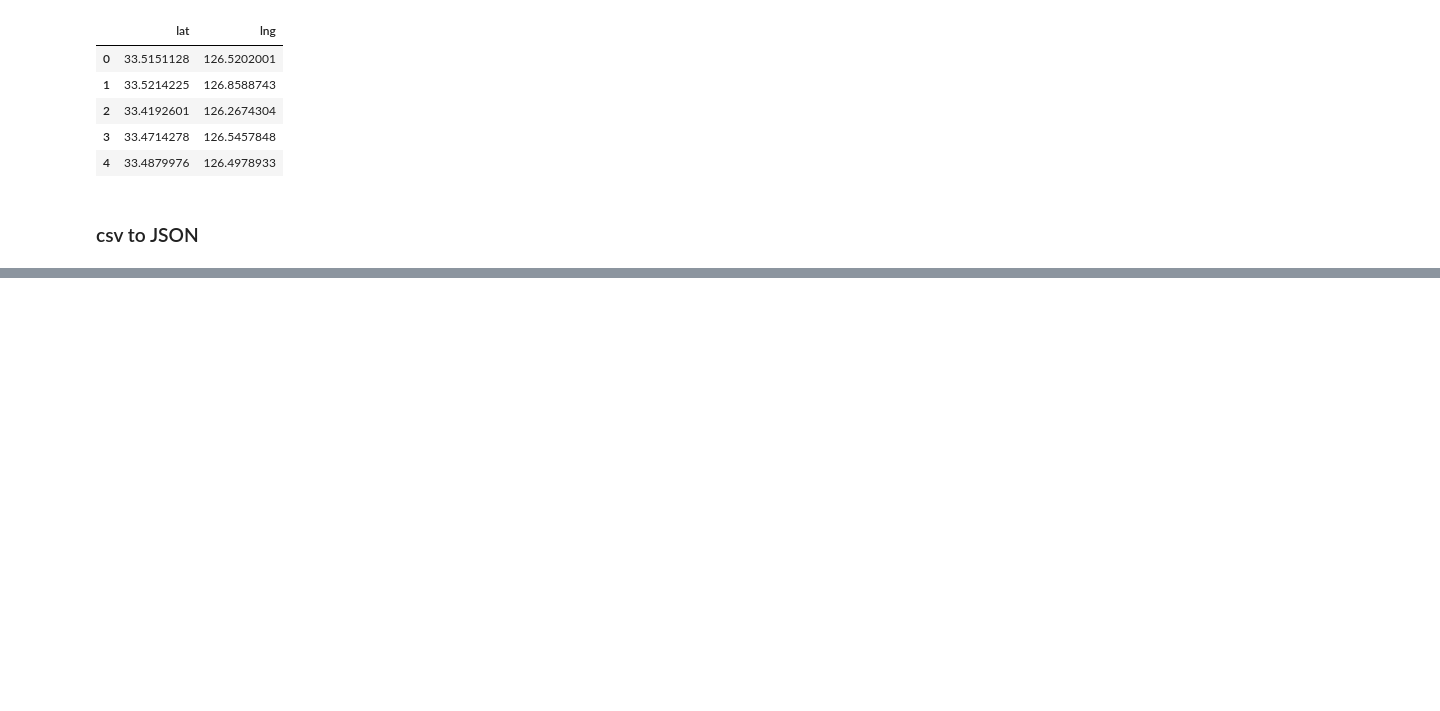
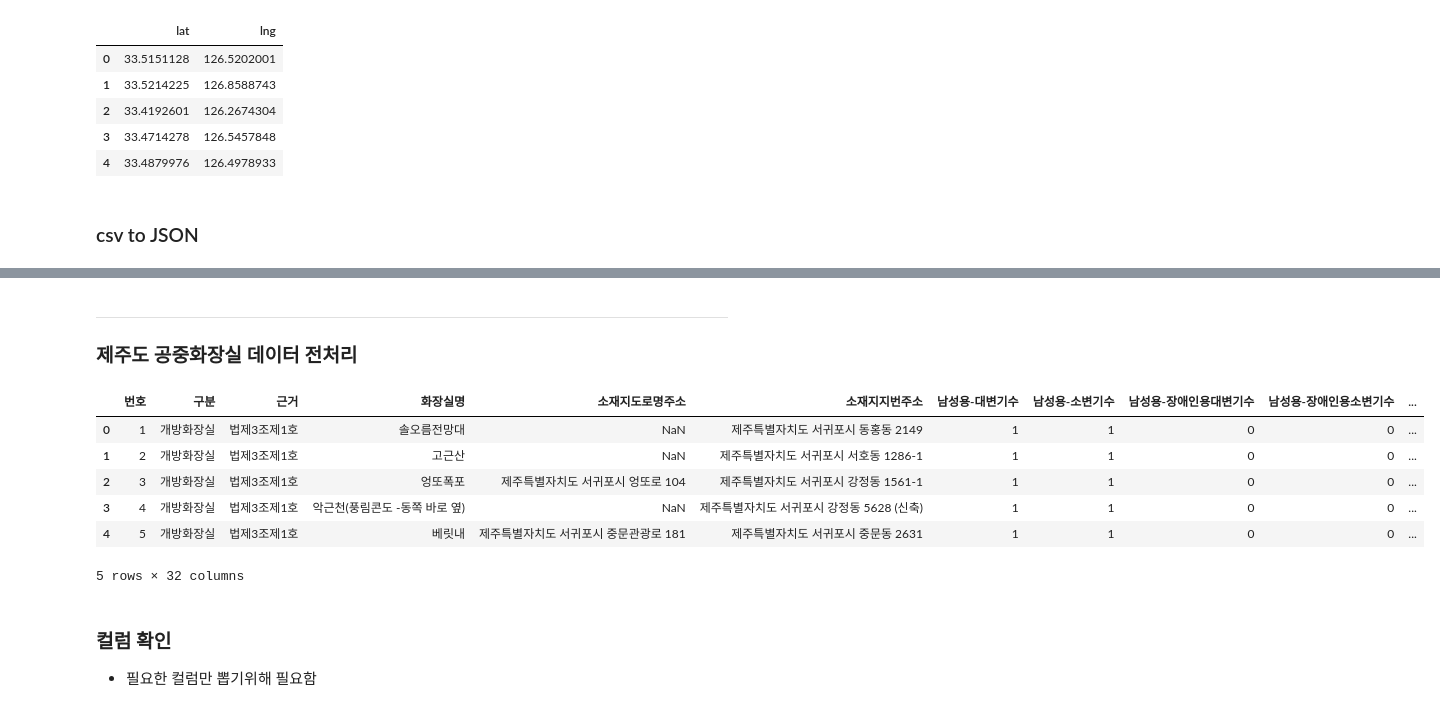
Before and after one commit to JejuTravelApp/DataAnalysis, a Jupyter notebook: TY_데이터_전처리.ipynb, the cells around one changed output, grey strips where cells are left out. Saved outputs shown, nothing was run; the diff lists cells and outputs as text; code cells hidden in the pictures; blank space fills up the shorter version.

```diff
--- a/TY_데이터_전처리.ipynb
+++ b/TY_데이터_전처리.ipynb
@@ -19,0 +47,18 @@ df.to_json('Data/제주도식당_위도경도JSON.json', orient='records', force
+# %% [markdown]
+---
+### 제주도 공중화장실 데이터 전처리
+# %%
+jejuToilet = pd.read_excel("Data/제주공중화장실Data_원본.xlsx")
+# %%
+jejuToilet.head()
+# %% [output]
+|  | 번호 | 구분 | 근거 | 화장실명 | 소재지도로명주소 | 소재지지번주소 | 남성용-대변기수 | 남성용-소변기수 | 남성용-장애인용대변기수 | 남성용-장애인용소변기수 | ... |
+| 0 | 1 | 개방화장실 | 법제3조제1호 | 솔오름전망대 | NaN | 제주특별자치도 서귀포시 동홍동 2149 | 1 | 1 | 0 | 0 | ... |
+| 1 | 2 | 개방화장실 | 법제3조제1호 | 고근산 | NaN | 제주특별자치도 서귀포시 서호동 1286-1 | 1 | 1 | 0 | 0 | ... |
+| 2 | 3 | 개방화장실 | 법제3조제1호 | 엉또폭포 | 제주특별자치도 서귀포시 엉또로 104 | 제주특별자치도 서귀포시 강정동 1561-1 | 1 | 1 | 0 | 0 | ... |
+| 3 | 4 | 개방화장실 | 법제3조제1호 | 악근천(풍림콘도 -동쪽 바로 옆) | NaN | 제주특별자치도 서귀포시 강정동 5628 (신축) | 1 | 1 | 0 | 0 | ... |
+| 4 | 5 | 개방화장실 | 법제3조제1호 | 베릿내 | 제주특별자치도 서귀포시 중문관광로 181 | 제주특별자치도 서귀포시 중문동 2631 | 1 | 1 | 0 | 0 | ... |
+5 rows × 32 columns
+# %% [markdown]
+### 컬럼 확인
+- 필요한 컬럼만 뽑기위해 필요함
```
Also changed, not shown: parts of 30 cells of this notebook, 5 other files.
